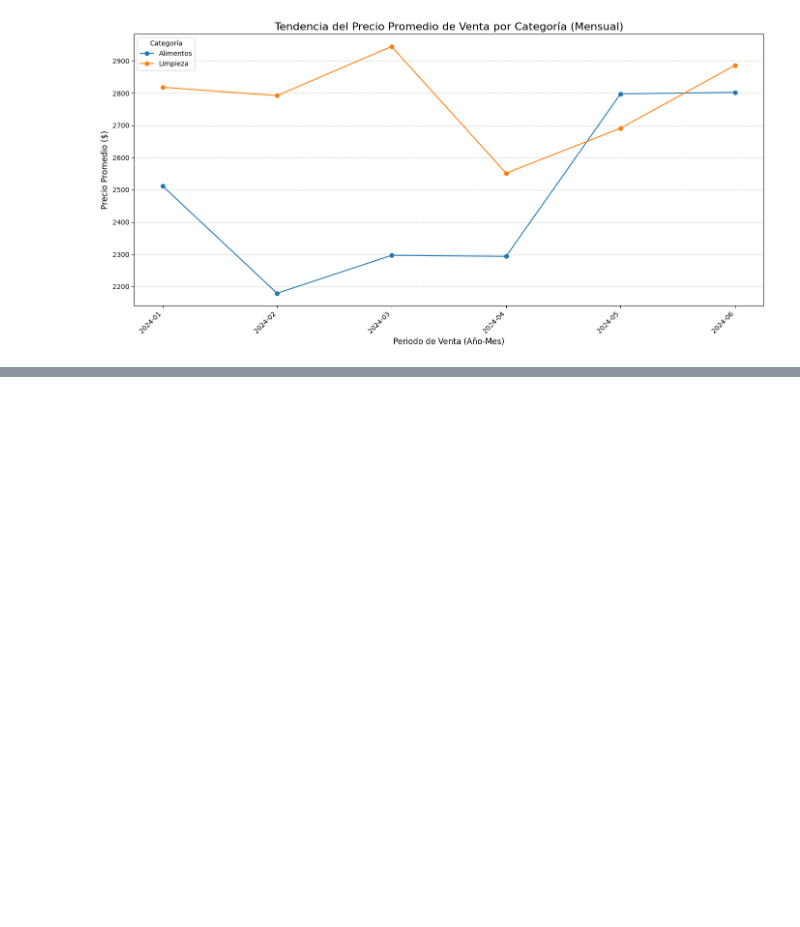
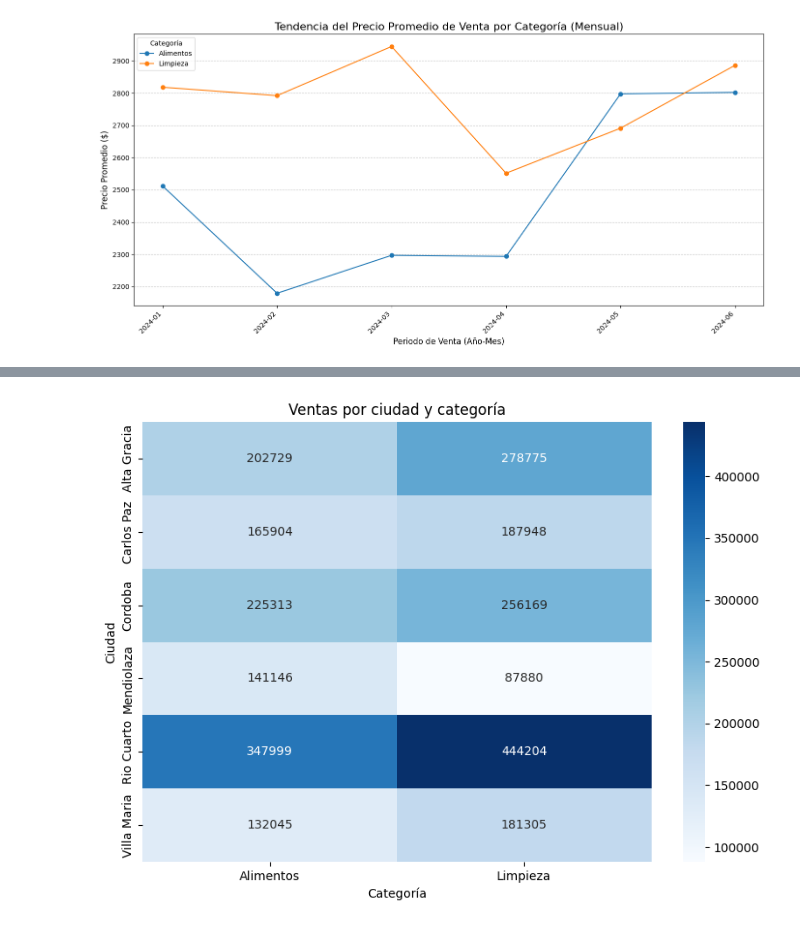
Before and after one commit to fedegonc/Proyecto-Aurelion, a Jupyter notebook: notebooks/normalizacion_y_analisis.ipynb, the cells around one changed output, grey strips where cells are left out. Cells and saved outputs as stored; diff of their text form; code cells hidden in the pictures; blank space fills up the shorter version.

```diff
--- a/notebooks/normalizacion_y_analisis.ipynb
+++ b/notebooks/normalizacion_y_analisis.ipynb
@@ -446,0 +478,28 @@ plt.show()
+# %%
+import seaborn as sns
+
+# Unir detalle + categoría + ciudad
+df_ciudad_categoria = (
+    df_productos_ventas
+    .merge(df_ventas_clean[['id_venta', 'id_cliente']], on='id_venta', how='left')
+    .merge(df_clientes_clean[['id_cliente', 'ciudad']], on='id_cliente', how='left')
+)
+
+# Tabla dinámica de importes por ciudad y categoría
+tabla_ciudad_categoria = df_ciudad_categoria.pivot_table(
+    values='importe',
+    index='ciudad',
+    columns='categoria',
+    aggfunc='sum',
+    fill_value=0
+)
+
+plt.figure(figsize=(8, 6))
+sns.heatmap(tabla_ciudad_categoria, annot=True, fmt='.0f', cmap='Blues')
+plt.title('Ventas por ciudad y categoría')
+plt.ylabel('Ciudad')
+plt.xlabel('Categoría')
+plt.tight_layout()
+plt.show()
+# %% [output]
+[figure, added]
```
Also changed, not shown: parts of 2 cells of this notebook.
